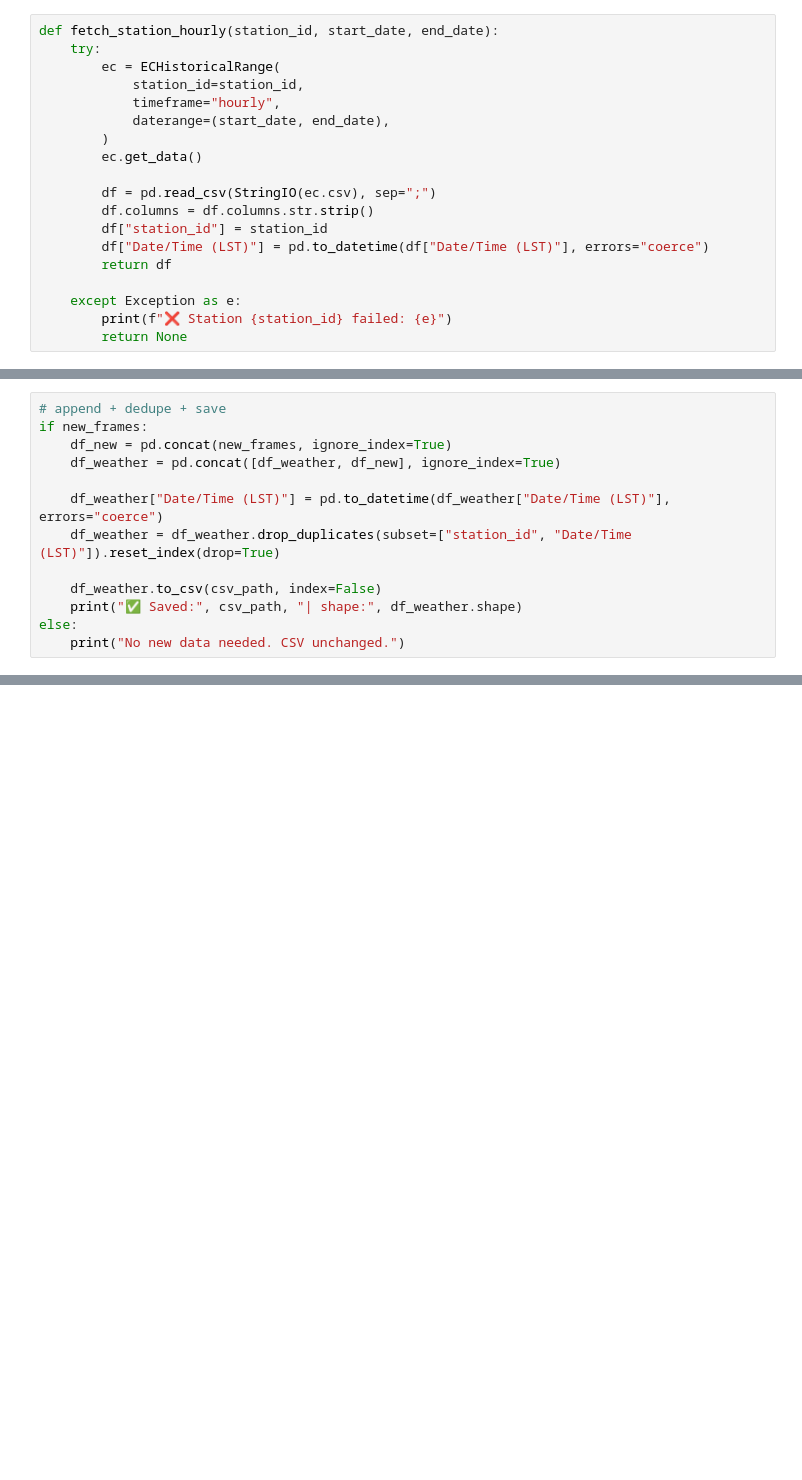
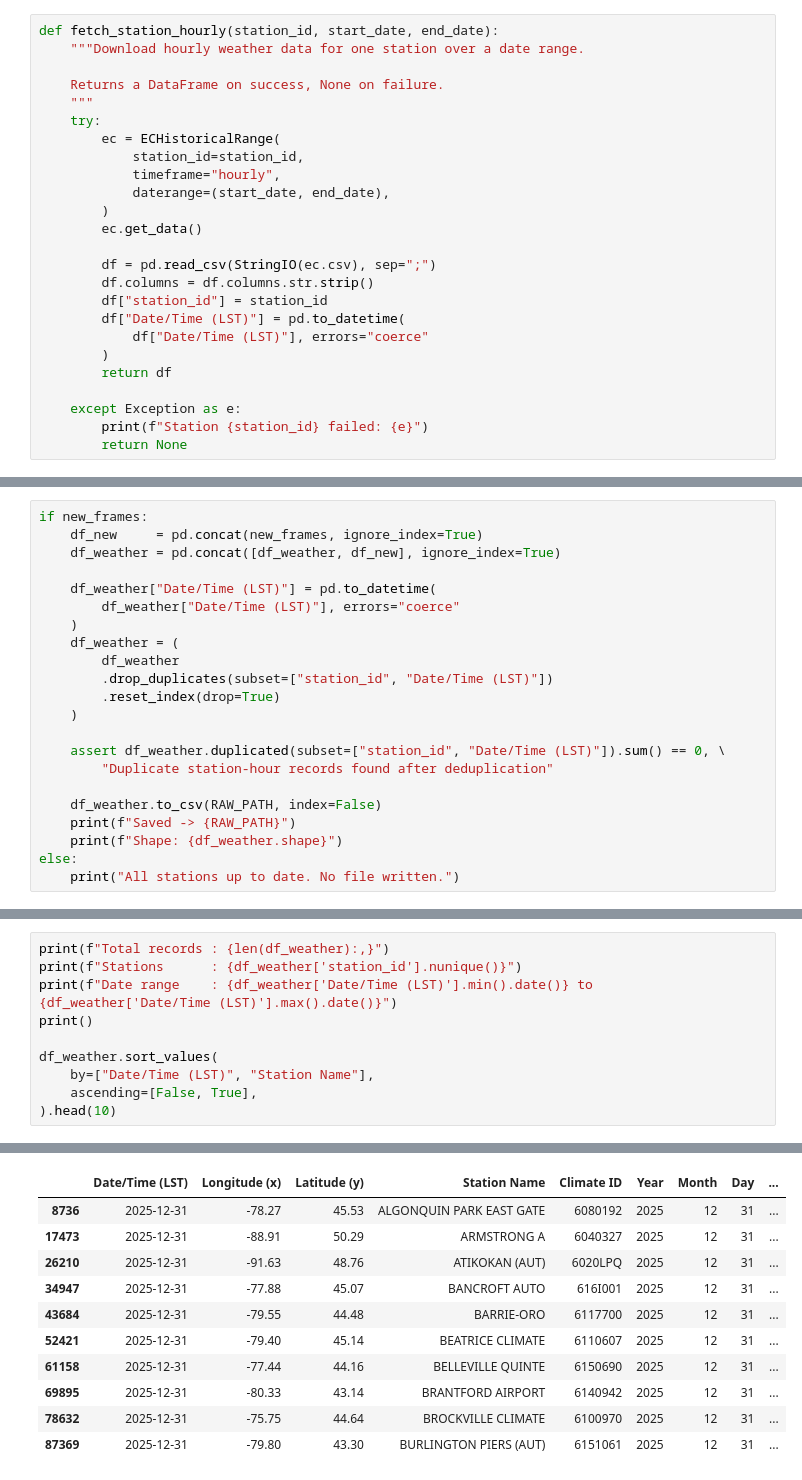
Before and after one commit to dr-caio-correa/pest-forecasting, a Jupyter notebook: notebooks/01_fetching_data.ipynb, the cells around one changed output, grey strips where cells are left out. Cells and saved outputs as stored; diff of their text form; blank space fills up the shorter version.

```diff
--- a/notebooks/01_fetching_data.ipynb
+++ b/notebooks/01_fetching_data.ipynb
@@ -25,5 +81,9 @@ print(len(station_ids), station_ids[:10])
 # %%
 def fetch_station_hourly(station_id, start_date, end_date):
+    """Download hourly weather data for one station over a date range.
+
+    Returns a DataFrame on success, None on failure.
+    """
     try:
         ec = ECHistoricalRange(
             station_id=station_id,
@@ -35,9 +95,11 @@ def fetch_station_hourly(station_id, start_date, end_date):
         df = pd.read_csv(StringIO(ec.csv), sep=";")
         df.columns = df.columns.str.strip()
         df["station_id"] = station_id
-        df["Date/Time (LST)"] = pd.to_datetime(df["Date/Time (LST)"], errors="coerce")
+        df["Date/Time (LST)"] = pd.to_datetime(
+            df["Date/Time (LST)"], errors="coerce"
+        )
         return df
 
     except Exception as e:
-        print(f"❌ Station {station_id} failed: {e}")
+        print(f"Station {station_id} failed: {e}")
         return None
@@ -121,14 +168,23 @@ Combine newly downloaded weather records with the existing dataset, enforce uniq
 # %%
-# append + dedupe + save
 if new_frames:
-    df_new = pd.concat(new_frames, ignore_index=True)
+    df_new     = pd.concat(new_frames, ignore_index=True)
     df_weather = pd.concat([df_weather, df_new], ignore_index=True)
 
-    df_weather["Date/Time (LST)"] = pd.to_datetime(df_weather["Date/Time (LST)"], errors="coerce")
-    df_weather = df_weather.drop_duplicates(subset=["station_id", "Date/Time (LST)"]).reset_index(drop=True)
+    df_weather["Date/Time (LST)"] = pd.to_datetime(
+        df_weather["Date/Time (LST)"], errors="coerce"
+    )
+    df_weather = (
+        df_weather
+        .drop_duplicates(subset=["station_id", "Date/Time (LST)"])
+        .reset_index(drop=True)
+    )
 
-    df_weather.to_csv(csv_path, index=False)
-    print("✅ Saved:", csv_path, "| shape:", df_weather.shape)
+    assert df_weather.duplicated(subset=["station_id", "Date/Time (LST)"]).sum() == 0, \
+        "Duplicate station-hour records found after deduplication"
+
+    df_weather.to_csv(RAW_PATH, index=False)
+    print(f"Saved -> {RAW_PATH}")
+    print(f"Shape: {df_weather.shape}")
 else:
-    print("No new data needed. CSV unchanged.")
+    print("All stations up to date. No file written.")
 # %% [output]
@@ -148,0 +196,11 @@ df_weather.sort_values(
+# %%
+print(f"Total records : {len(df_weather):,}")
+print(f"Stations      : {df_weather['station_id'].nunique()}")
+print(f"Date range    : {df_weather['Date/Time (LST)'].min().date()} to {df_weather['Date/Time (LST)'].max().date()}")
+print()
+
+df_weather.sort_values(
+    by=["Date/Time (LST)", "Station Name"],
+    ascending=[False, True],
+).head(10)
+# %% [output]
@@ -148,0 +210,11 @@ df_weather.sort_values(
+|  | Date/Time (LST) | Longitude (x) | Latitude (y) | Station Name | Climate ID | Year | Month | Day | ... |
+| 8736 | 2025-12-31 | -78.27 | 45.53 | ALGONQUIN PARK EAST GATE | 6080192 | 2025 | 12 | 31 | ... |
+| 17473 | 2025-12-31 | -88.91 | 50.29 | ARMSTRONG A | 6040327 | 2025 | 12 | 31 | ... |
+| 26210 | 2025-12-31 | -91.63 | 48.76 | ATIKOKAN (AUT) | 6020LPQ | 2025 | 12 | 31 | ... |
+| 34947 | 2025-12-31 | -77.88 | 45.07 | BANCROFT AUTO | 616I001 | 2025 | 12 | 31 | ... |
+| 43684 | 2025-12-31 | -79.55 | 44.48 | BARRIE-ORO | 6117700 | 2025 | 12 | 31 | ... |
+| 52421 | 2025-12-31 | -79.40 | 45.14 | BEATRICE CLIMATE | 6110607 | 2025 | 12 | 31 | ... |
+| 61158 | 2025-12-31 | -77.44 | 44.16 | BELLEVILLE QUINTE | 6150690 | 2025 | 12 | 31 | ... |
+| 69895 | 2025-12-31 | -80.33 | 43.14 | BRANTFORD AIRPORT | 6140942 | 2025 | 12 | 31 | ... |
+| 78632 | 2025-12-31 | -75.75 | 44.64 | BROCKVILLE CLIMATE | 6100970 | 2025 | 12 | 31 | ... |
+| 87369 | 2025-12-31 | -79.80 | 43.30 | BURLINGTON PIERS (AUT) | 6151061 | 2025 | 12 | 31 | ... |
```
Also changed, not shown: parts of 23 cells of this notebook, 7 other files.
